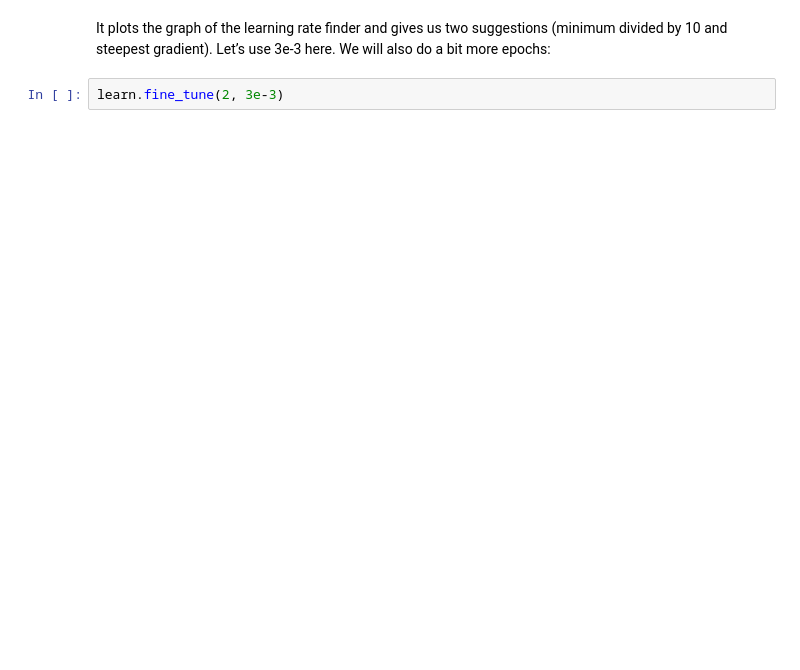
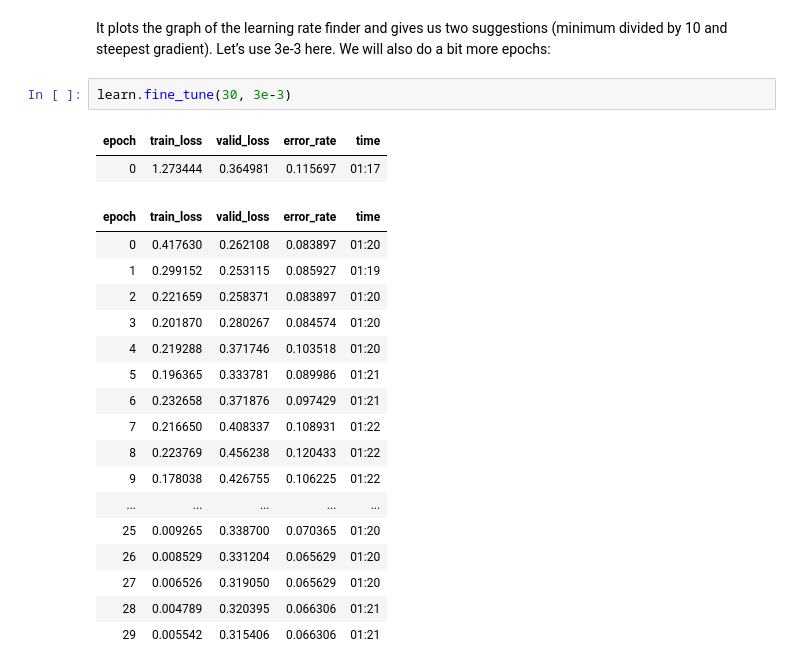
Before and after one commit to tanios13/Transfer-Learning, a Jupyter notebook: Transfer Learning.ipynb, the cells around one changed output. Cells and saved outputs as stored; diff of their text form; blank space fills up the shorter version.

```diff
--- a/Transfer Learning.ipynb
+++ b/Transfer Learning.ipynb
@@ -74,6 +77,26 @@ learn.lr_find()
 # %% [markdown]
 It plots the graph of the learning rate finder and gives us two suggestions (minimum divided by 10 and steepest gradient). Let’s use 3e-3 here. We will also do a bit more epochs:
 # %%
-learn.fine_tune(2, 3e-3)
+learn.fine_tune(30, 3e-3)
+# %% [output]
+| epoch | train_loss | valid_loss | error_rate | time |
+| 0 | 1.273444 | 0.364981 | 0.115697 | 01:17 |
+| epoch | train_loss | valid_loss | error_rate | time |
+| 0 | 0.417630 | 0.262108 | 0.083897 | 01:20 |
+| 1 | 0.299152 | 0.253115 | 0.085927 | 01:19 |
+| 2 | 0.221659 | 0.258371 | 0.083897 | 01:20 |
+| 3 | 0.201870 | 0.280267 | 0.084574 | 01:20 |
+| 4 | 0.219288 | 0.371746 | 0.103518 | 01:20 |
+| 5 | 0.196365 | 0.333781 | 0.089986 | 01:21 |
+| 6 | 0.232658 | 0.371876 | 0.097429 | 01:21 |
+| 7 | 0.216650 | 0.408337 | 0.108931 | 01:22 |
+| 8 | 0.223769 | 0.456238 | 0.120433 | 01:22 |
+| 9 | 0.178038 | 0.426755 | 0.106225 | 01:22 |
+| ... | ... | ... | ... | ... |
+| 25 | 0.009265 | 0.338700 | 0.070365 | 01:20 |
+| 26 | 0.008529 | 0.331204 | 0.065629 | 01:20 |
+| 27 | 0.006526 | 0.319050 | 0.065629 | 01:20 |
+| 28 | 0.004789 | 0.320395 | 0.066306 | 01:21 |
+| 29 | 0.005542 | 0.315406 | 0.066306 | 01:21 |
 # %%
 learn.show_results()
```
Also changed, not shown: parts of 10 cells of this notebook.
